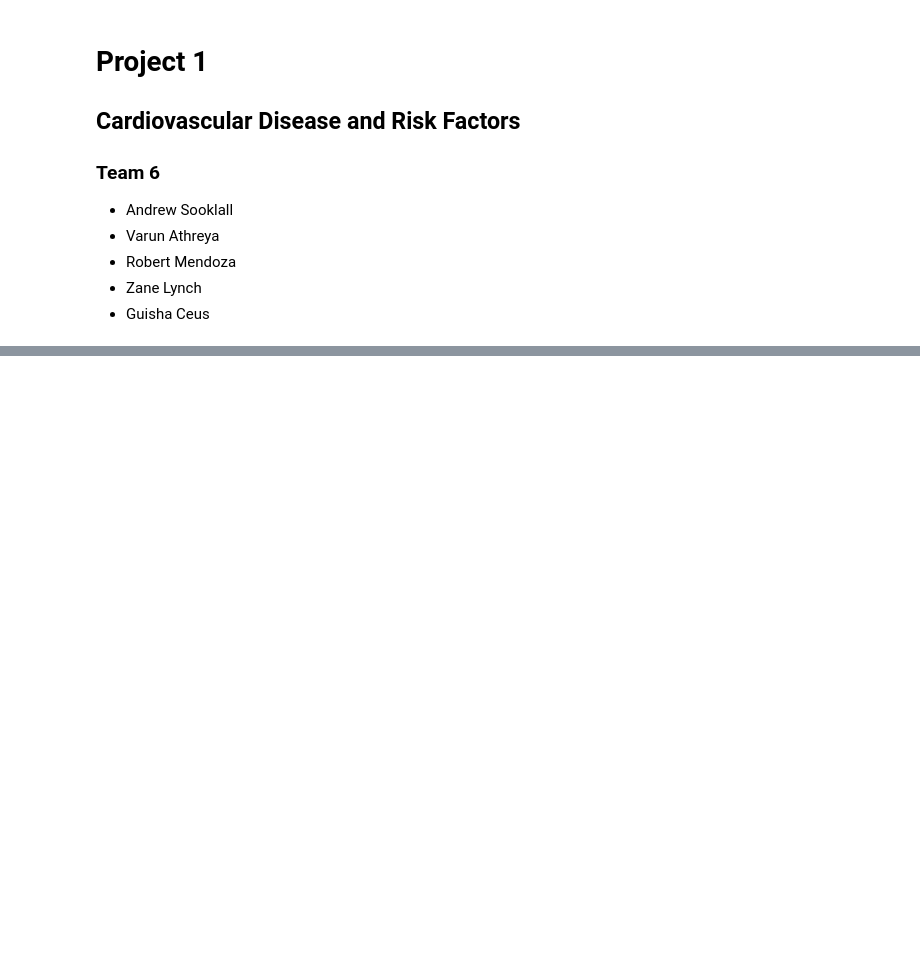
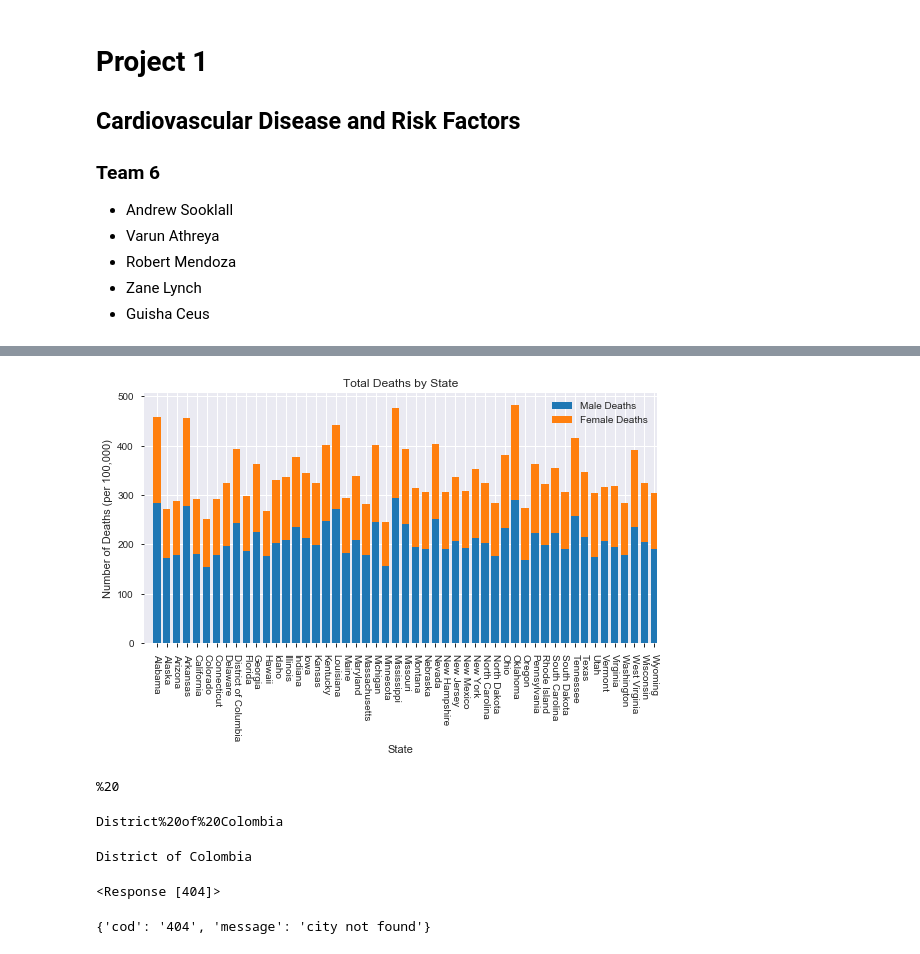
Before and after one commit to ASooklall/project-1-cvd, a Jupyter notebook: project-1-team-6.ipynb, the cells around one changed output, grey strips where cells are left out. Cells and saved outputs as stored; diff of their text form; code cells hidden in the pictures; blank space fills up the shorter version.

Commit message:
stacked bar of deaths

```diff
--- a/project-1-team-6.ipynb
+++ b/project-1-team-6.ipynb
@@ -49,0 +57,36 @@ base_df
+# %%
+base_df[['Male Deaths', 'Female Deaths']].plot(kind='bar', rot=-90, width=0.75, stacked=True)
+plt.xticks(np.arange(len(base_df)), list(base_df['Location']))
+plt.xlim(-1.25, len(base_df)-0.75)
+plt.title('Total Deaths by State')
+plt.xlabel('State')
+plt.ylabel('Number of Deaths (per 100,000)')
+plt.tight_layout(pad=1)
+
+plt.show()
+# %% [output]
+[figure, added]
+# %%
+print('%20')
+# %% [output]
+%20
+# %%
+test = base_df['Capital'][8].replace(' ', '%20')
+print(test)
+# %% [output]
+District%20of%20Colombia
+# %%
+district = base_df['Capital'][8]
+print(district)
+# %% [output]
+District of Colombia
+# %%
+requests.get(f'http://api.openweathermap.org/data/2.5/weather?appid={weather_api_key}&units=imperial&q={district}')
+# %% [output]
+<Response [404]>
+# %%
+district = base_df['Capital'][8]
+response = requests.get(f'http://api.openweathermap.org/data/2.5/weather?appid={weather_api_key}&units=imperial&q={test}')
+response.json()
+# %% [output]
+{'cod': '404', 'message': 'city not found'}
```
Also changed, not shown: parts of 5 cells of this notebook, 1 other file.
